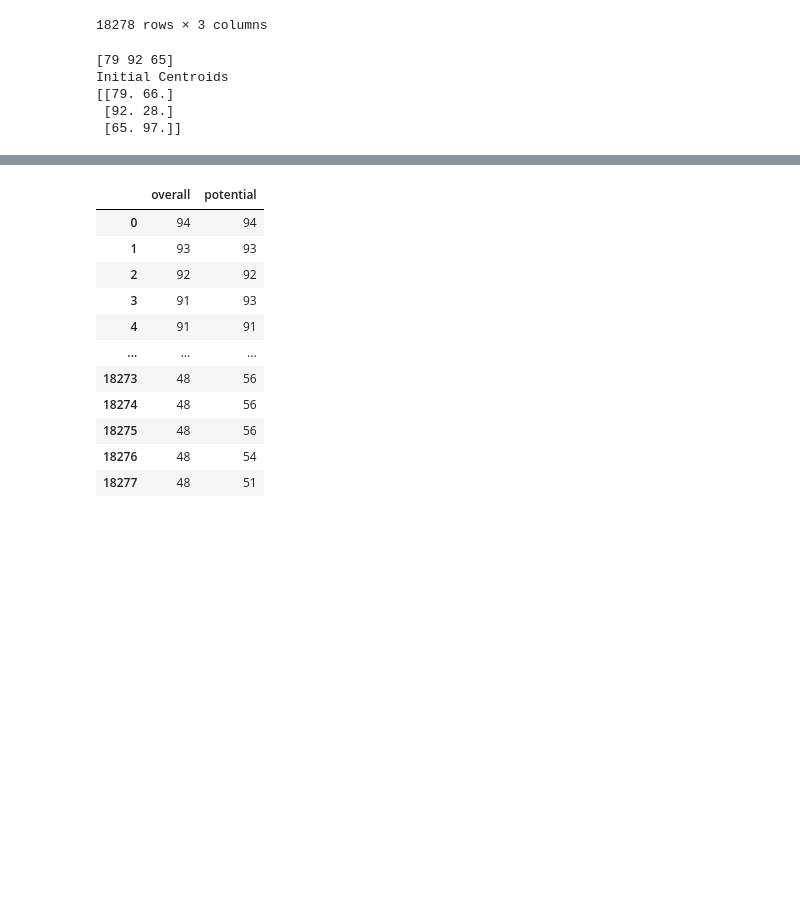
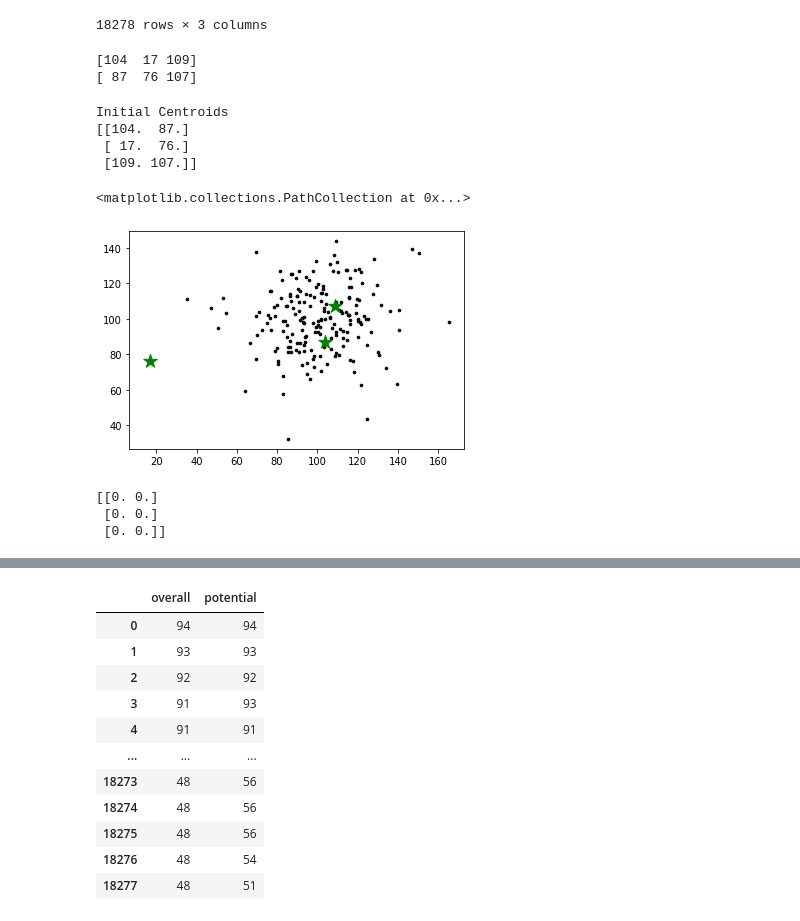
Before and after one commit to evanezent/ML-Project, a Jupyter notebook: Slice Data.ipynb, the cells around one changed output, grey strips where cells are left out. Cells and saved outputs as stored; diff of their text form; code cells hidden in the pictures; blank space fills up the shorter version.

```diff
--- a/Slice Data.ipynb
+++ b/Slice Data.ipynb
@@ -51,20 +52,40 @@ csv_clas
 18278 rows × 3 columns
 # %%
 csv_clas.to_csv("classification-datasets.csv")
+# %%
+f1 = np.random.normal(100.0, 20.0, 200)
+f2 = np.random.normal(100.0, 20.0, 200)
 # %%
 # Number of clusters
 k = 3
 # X coordinates of random centroids
-C_x = np.random.randint(0, 100, size=k)
+C_x = np.random.randint(0, np.max(f1)-20, size=k)
 # Y coordinates of random centroids
-C_y = np.random.randint(0, 100, size=k)
+C_y = np.random.randint(0, np.max(f2)-20, size=k)
 C = np.array(list(zip(C_x, C_y)), dtype=np.float32)
 print(C_x)
-print("Initial Centroids")
-print(C)
+print(C_y)
 # %% [output]
-[79 92 65]
-Initial Centroids
-[[79. 66.]
- [92. 28.]
- [65. 97.]]
+[104  17 109]
+[ 87  76 107]
+# %%
+print("Initial Centroids")
+print(C)
+# %% [output]
+Initial Centroids
+[[104.  87.]
+ [ 17.  76.]
+ [109. 107.]]
+# %%
+plt.scatter(f1, f2, c='#050505', s=7)
+plt.scatter(C_x, C_y, marker='*', s=200, c='g')
+# %% [output]
+<matplotlib.collections.PathCollection at 0x...>
+[figure, added]
+# %%
+C_old = np.zeros(C.shape)
+print(C_old)
+# %% [output]
+[[0. 0.]
+ [0. 0.]
+ [0. 0.]]
```
Also changed, not shown: parts of 16 cells of this notebook.
